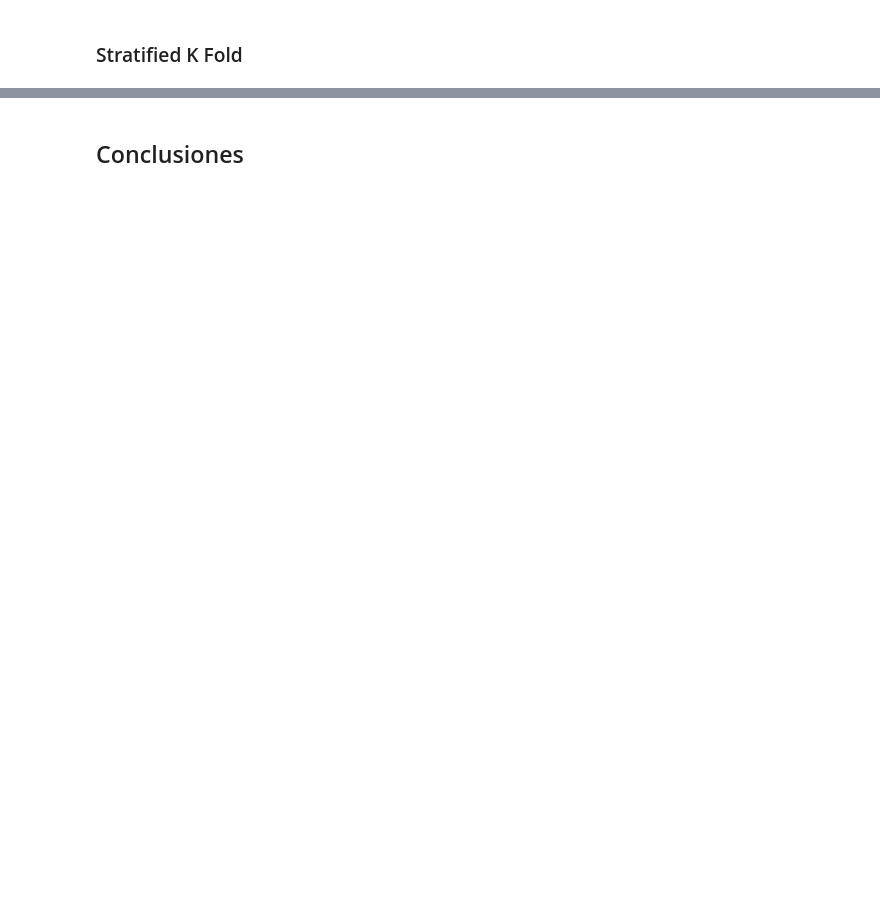
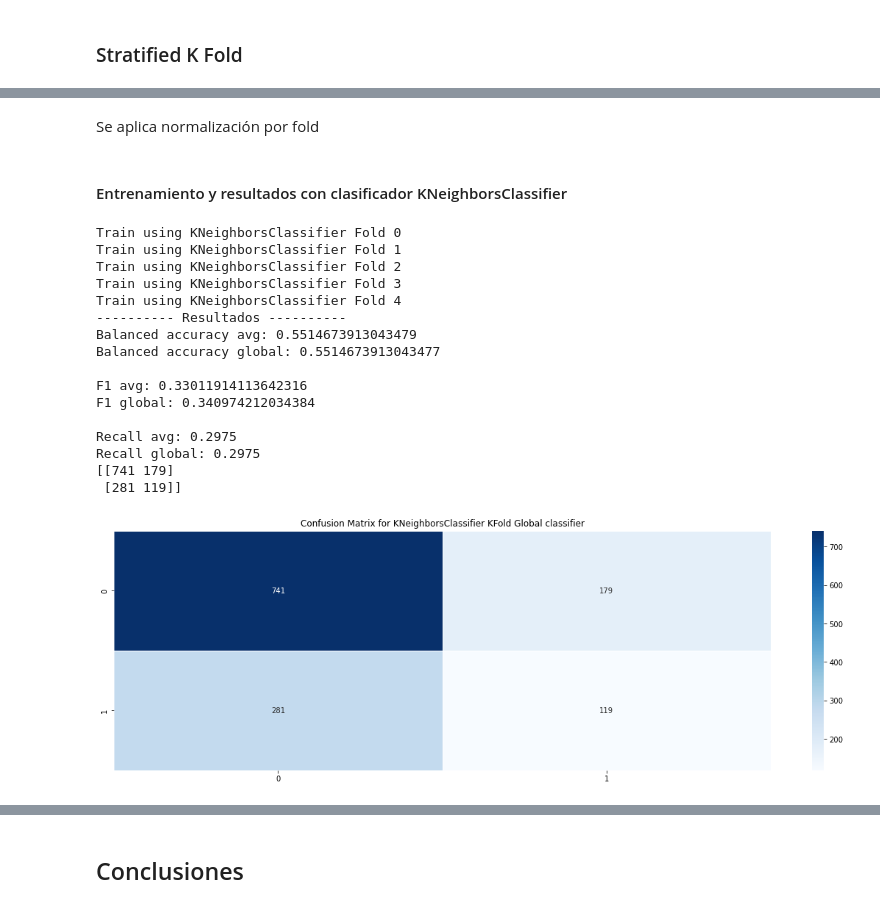
Before and after one commit to Monolite/ml-course, a Jupyter notebook: lesson-3/ml_clasificacion_proyecto.ipynb, the cells around one changed output, grey strips where cells are left out. Cells and saved outputs as stored; diff of their text form; code cells hidden in the pictures; blank space fills up the shorter version.

Commit message:
fix: Training for Stratified kfold added

```diff
--- a/lesson-3/ml_clasificacion_proyecto.ipynb
+++ b/lesson-3/ml_clasificacion_proyecto.ipynb
@@ -601,0 +448,75 @@ práctica.
+# %% [markdown]
+Se aplica normalización por fold
+# %%
+folds_std = dict()
+
+for k in folds.keys():
+    # Fold Normalization
+    # print(f'Fold {k}')
+    train_index, test_index = folds[k]
+
+    skf_X_train = X[train_index]
+    skf_y_train = y[train_index]
+    skf_X_test = X[test_index]
+    skf_y_test = y[test_index]
+
+    skf_X_train_std, skf_X_test_std = scale(StandardScaler(),
+                                            skf_X_train,
+                                            skf_X_test)
+
+    folds_std[k] = skf_X_train_std, skf_X_test_std
+# %% [markdown]
+#### Entrenamiento y resultados con clasificador KNeighborsClassifier
+# %%
+knn_balanced_accuracy_avg = 0
+knn_f1_avg = 0
+knn_recall_avg = 0
+knn_skf_y_preds = []
+knn_skf_ys = []
+
+for k in folds.keys():
+    # print(f'Fold {k} results')
+    skf_y_train = y[train_index]
+    skf_y_test = y[test_index]
+    skf_X_train_std, skf_X_test_std = folds_std[k]
+
+    knn_skf_y_preds_std = train(knn, f'KNeighborsClassifier Fold {k}', skf_X_train_std, skf_X_test_std, skf_y_train)
+
+    knn_skf_y_preds += list(knn_skf_y_preds_std)
+    knn_skf_ys += list(skf_y_test)
+
+    knn_balanced_accuracy_avg += balanced_accuracy_score(skf_y_test, knn_skf_y_preds_std)
+    knn_f1_avg += f1_score(skf_y_test, knn_skf_y_preds_std)
+    knn_recall_avg += recall_score(skf_y_test, knn_skf_y_preds_std)
+
+    # get_conf_matrix_report(f'KNeighborsClassifier Fold {k}', skf_y_test, knn_skf_y_preds_std)
+
+print(10*'-' + ' Resultados ' + 10*'-')
+print(f"Balanced accuracy avg: {knn_balanced_accuracy_avg/splits}")
+print(f"Balanced accuracy global: {balanced_accuracy_score(knn_skf_ys, knn_skf_y_preds)}")
+print()
+print(f"F1 avg: {knn_f1_avg/splits}")
+print(f"F1 global: {f1_score(knn_skf_ys, knn_skf_y_preds)}")
+print()
+print(f"Recall avg: {knn_recall_avg/splits}")
+print(f"Recall global: {recall_score(knn_skf_ys, knn_skf_y_preds)}")
+
+get_conf_matrix_report('KNeighborsClassifier KFold Global', knn_skf_ys, knn_skf_y_preds)
+# %% [output]
+Train using KNeighborsClassifier Fold 0
+Train using KNeighborsClassifier Fold 1
+Train using KNeighborsClassifier Fold 2
+Train using KNeighborsClassifier Fold 3
+Train using KNeighborsClassifier Fold 4
+---------- Resultados ----------
+Balanced accuracy avg: 0.5514673913043479
+Balanced accuracy global: 0.5514673913043477
+
+F1 avg: 0.33011914113642316
+F1 global: 0.340974212034384
+
+Recall avg: 0.2975
+Recall global: 0.2975
+[[741 179]
+ [281 119]]
+[figure, added]
```
Also changed, not shown: parts of 28 cells of this notebook, 1 other file.
